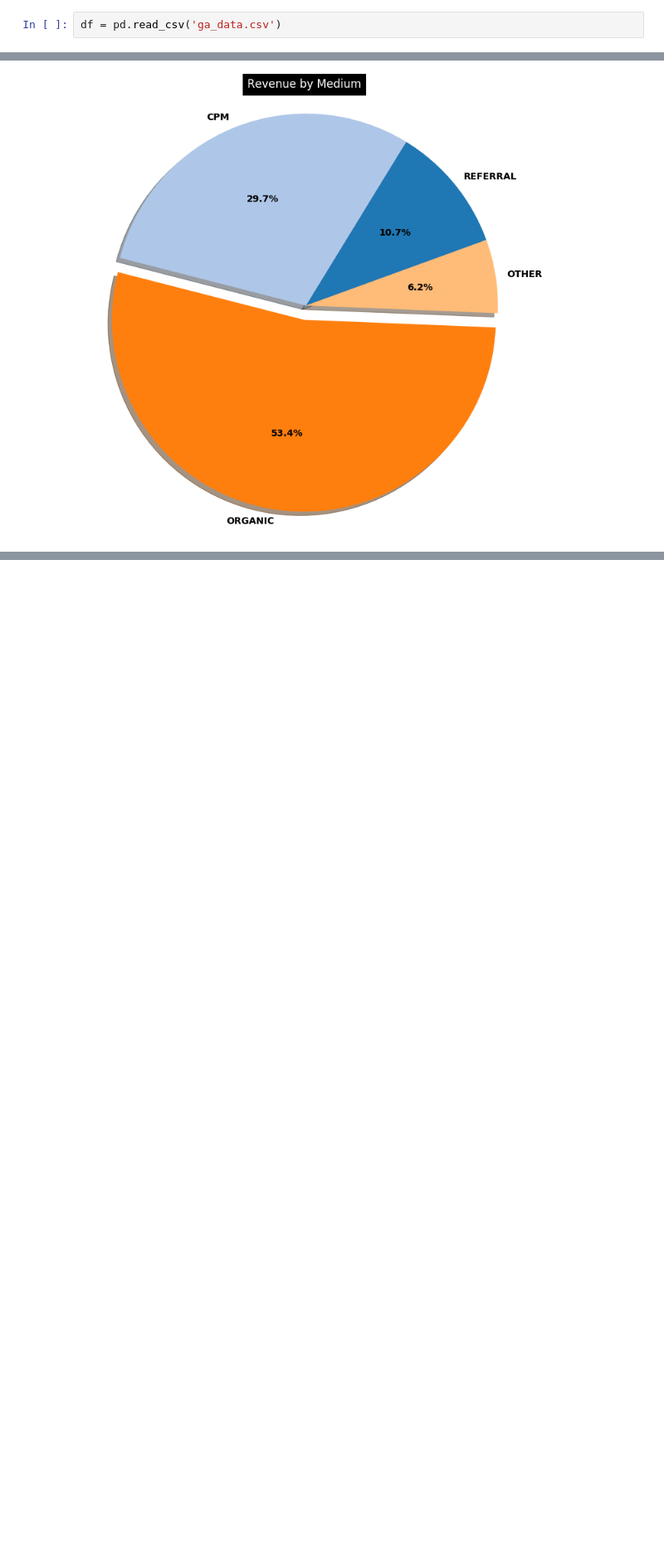
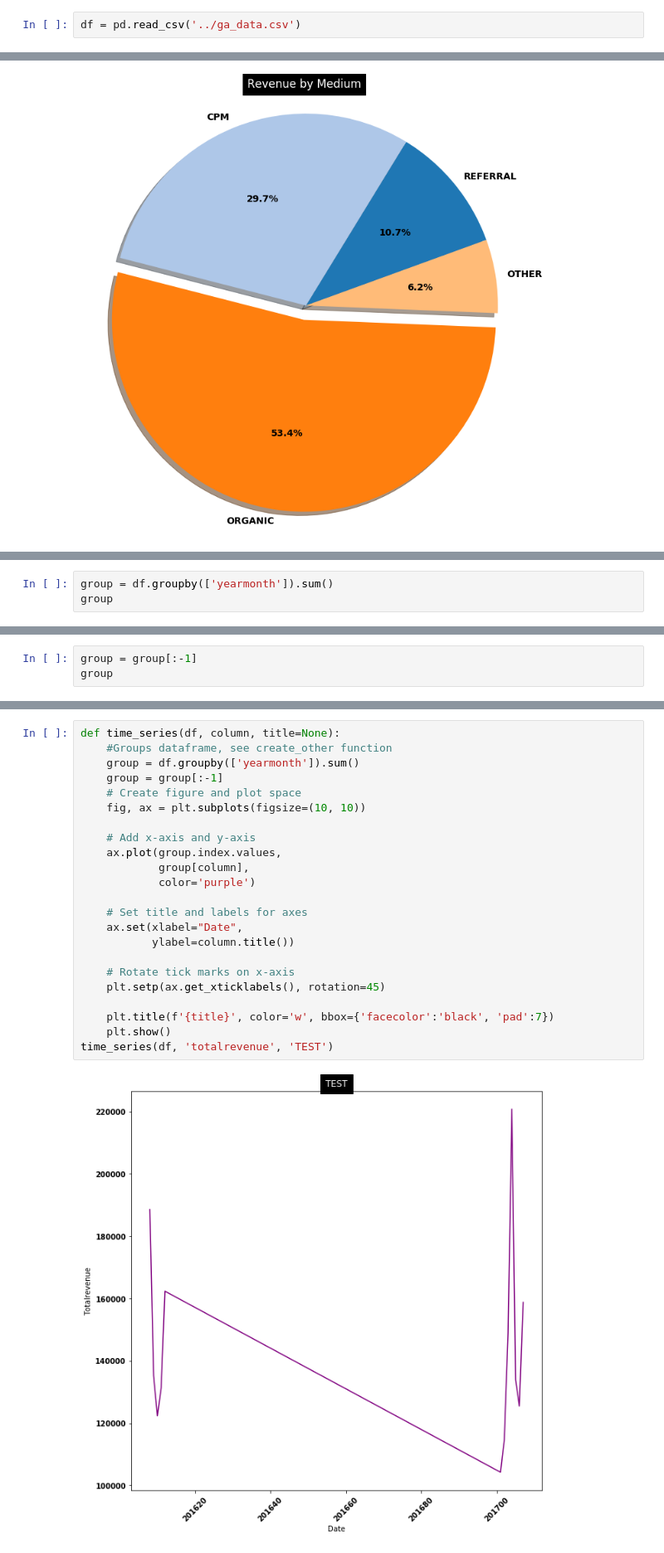
Before and after one commit to cliff-cheng/Capstone1, a Jupyter notebook: Ecommerce.ipynb, the cells around one changed output, grey strips where cells are left out. Shown at 83% size. Drawn from its saved outputs; the diff is of its cells as text; blank space fills up the shorter version.

Commit message:
Finished time series

```diff
--- a/Ecommerce.ipynb
+++ b/Ecommerce.ipynb
@@ -205,4 +206,4 @@ hits [Each is a list of dictionaries representing a page view]
 
 channelGrouping
 # %%
-df = pd.read_csv('ga_data.csv')
+df = pd.read_csv('../ga_data.csv')
@@ -285,0 +298,3 @@ pie_chart(df, 'medium', 'totalrevenue', 0.02, 2, 'Revenue by Medium')
+# %%
+group = df.groupby(['yearmonth']).sum()
+group
@@ -285,0 +317,3 @@ pie_chart(df, 'medium', 'totalrevenue', 0.02, 2, 'Revenue by Medium')
+# %%
+group = group[:-1]
+group
@@ -285,0 +334,25 @@ pie_chart(df, 'medium', 'totalrevenue', 0.02, 2, 'Revenue by Medium')
+# %%
+def time_series(df, column, title=None):
+    #Groups dataframe, see create_other function
+    group = df.groupby(['yearmonth']).sum()
+    group = group[:-1]
+    # Create figure and plot space
+    fig, ax = plt.subplots(figsize=(10, 10))
+
+    # Add x-axis and y-axis
+    ax.plot(group.index.values,
+            group[column],
+            color='purple')
+
+    # Set title and labels for axes
+    ax.set(xlabel="Date",
+           ylabel=column.title())
+
+    # Rotate tick marks on x-axis
+    plt.setp(ax.get_xticklabels(), rotation=45)
+
+    plt.title(f'{title}', color='w', bbox={'facecolor':'black', 'pad':7})
+    plt.show()
+time_series(df, 'totalrevenue', 'TEST')
+# %% [output]
+[figure, added]
```
Also changed, not shown: parts of 7 cells of this notebook.
